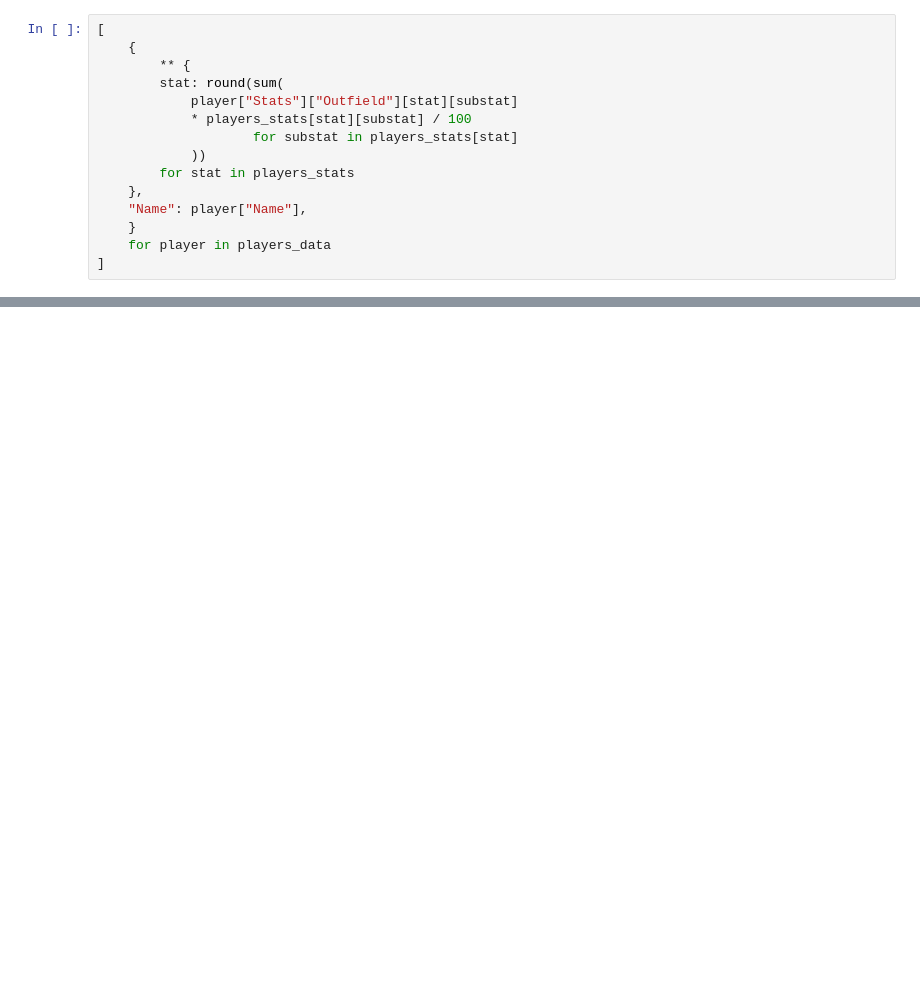
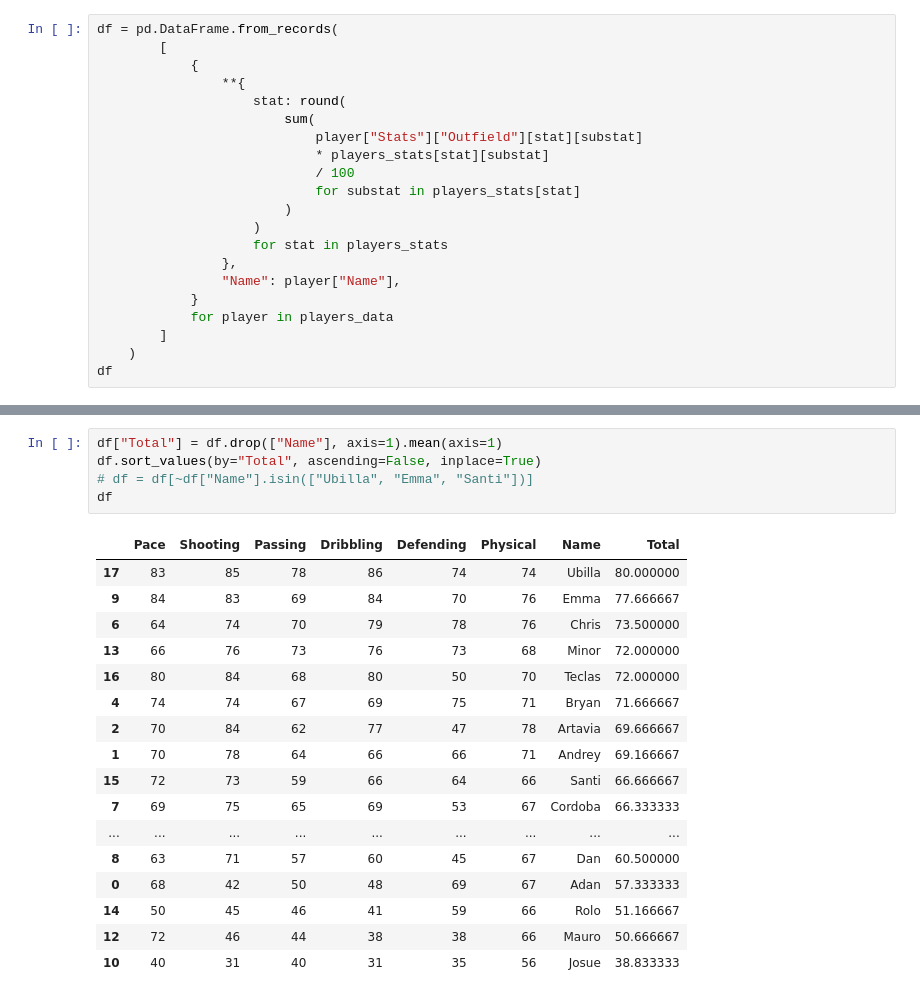
Before and after one commit to eadan97/team-generator, a Jupyter notebook: sandbox/LoadPlayers.ipynb, the cells around one changed output, grey strips where cells are left out. Drawn from its saved outputs; the diff is of its cells as text; blank space fills up the shorter version.

```diff
--- a/sandbox/LoadPlayers.ipynb
+++ b/sandbox/LoadPlayers.ipynb
@@ -39,17 +53,23 @@ players_stats
  'Physical': {'Jumping': 5, 'Stamina': 40, 'Strength': 40, 'Aggression': 15}}
 # %%
-[
-    {
-        ** {
-        stat: round(sum(
-            player["Stats"]["Outfield"][stat][substat]
-            * players_stats[stat][substat] / 100
-                    for substat in players_stats[stat]
-            ))
-        for stat in players_stats
-    },
-    "Name": player["Name"],
-    }
-    for player in players_data
-]
+df = pd.DataFrame.from_records(
+        [
+            {
+                **{
+                    stat: round(
+                        sum(
+                            player["Stats"]["Outfield"][stat][substat]
+                            * players_stats[stat][substat]
+                            / 100
+                            for substat in players_stats[stat]
+                        )
+                    )
+                    for stat in players_stats
+                },
+                "Name": player["Name"],
+            }
+            for player in players_data
+        ]
+    )
+df
 # %% [output]
@@ -72,0 +93,23 @@ players_stats
+# %%
+df["Total"] = df.drop(["Name"], axis=1).mean(axis=1)
+df.sort_values(by="Total", ascending=False, inplace=True)
+# df = df[~df["Name"].isin(["Ubilla", "Emma", "Santi"])]
+df
+# %% [output]
+|  | Pace | Shooting | Passing | Dribbling | Defending | Physical | Name | Total |
+| 17 | 83 | 85 | 78 | 86 | 74 | 74 | Ubilla | 80.000000 |
+| 9 | 84 | 83 | 69 | 84 | 70 | 76 | Emma | 77.666667 |
+| 6 | 64 | 74 | 70 | 79 | 78 | 76 | Chris | 73.500000 |
+| 13 | 66 | 76 | 73 | 76 | 73 | 68 | Minor | 72.000000 |
+| 16 | 80 | 84 | 68 | 80 | 50 | 70 | Teclas | 72.000000 |
+| 4 | 74 | 74 | 67 | 69 | 75 | 71 | Bryan | 71.666667 |
+| 2 | 70 | 84 | 62 | 77 | 47 | 78 | Artavia | 69.666667 |
+| 1 | 70 | 78 | 64 | 66 | 66 | 71 | Andrey | 69.166667 |
+| 15 | 72 | 73 | 59 | 66 | 64 | 66 | Santi | 66.666667 |
+| 7 | 69 | 75 | 65 | 69 | 53 | 67 | Cordoba | 66.333333 |
+| ... | ... | ... | ... | ... | ... | ... | ... | ... |
+| 8 | 63 | 71 | 57 | 60 | 45 | 67 | Dan | 60.500000 |
+| 0 | 68 | 42 | 50 | 48 | 69 | 67 | Adan | 57.333333 |
+| 14 | 50 | 45 | 46 | 41 | 59 | 66 | Rolo | 51.166667 |
+| 12 | 72 | 46 | 44 | 38 | 38 | 66 | Mauro | 50.666667 |
+| 10 | 40 | 31 | 40 | 31 | 35 | 56 | Josue | 38.833333 |
```
Also changed, not shown: parts of 10 cells of this notebook, 1 other file.
